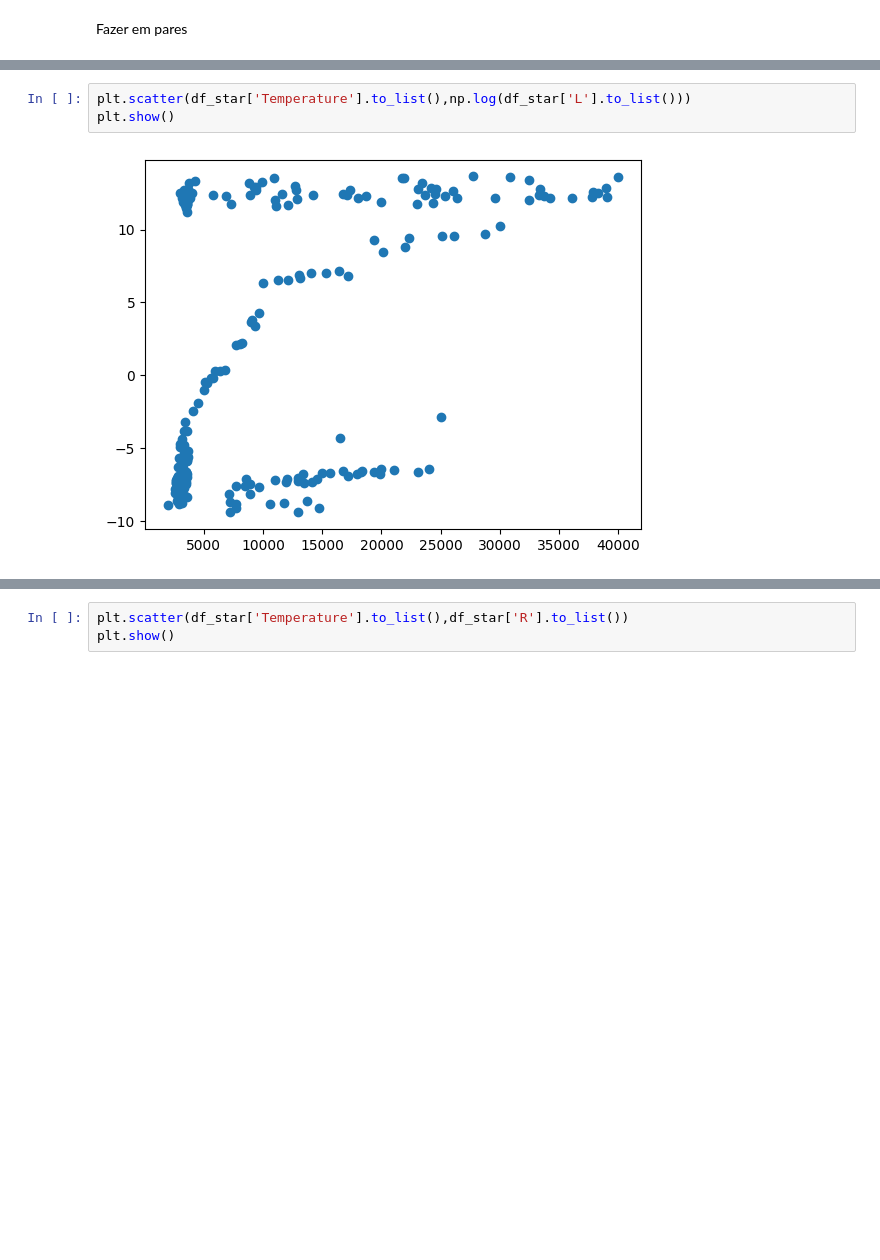
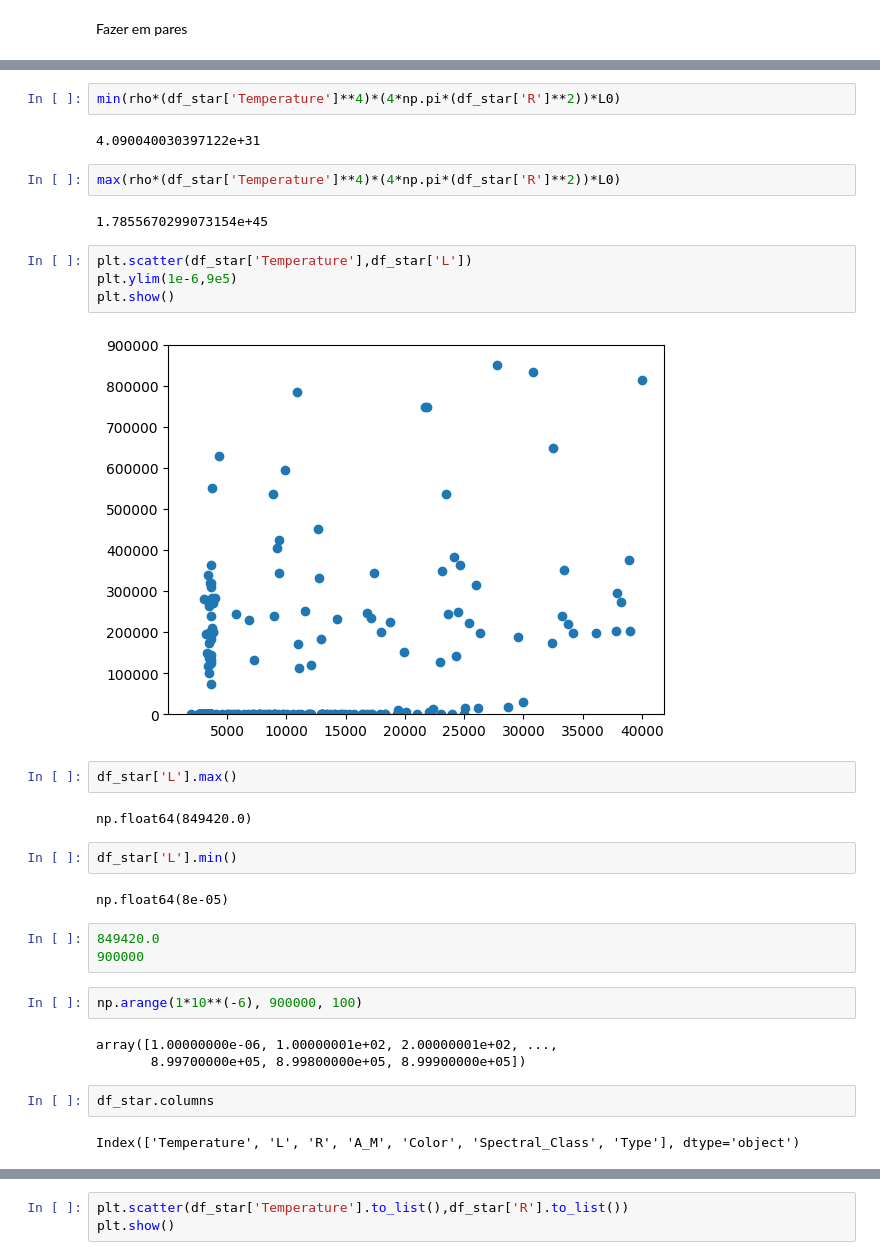
Before and after one commit to nardao666/star_classification, a Jupyter notebook: star_classification.ipynb, the cells around one changed output, grey strips where cells are left out. Cells and saved outputs as stored; diff of their text form; blank space fills up the shorter version.

```diff
--- a/star_classification.ipynb
+++ b/star_classification.ipynb
@@ -65,5 +109,34 @@ array([-6.03228654, -7.60090246, -8.11172808, -8.51719319, -8.88825687,
+# %%
+min(rho*(df_star['Temperature']**4)*(4*np.pi*(df_star['R']**2))*L0)
+# %% [output]
+4.090040030397122e+31
+# %%
+max(rho*(df_star['Temperature']**4)*(4*np.pi*(df_star['R']**2))*L0)
+# %% [output]
+1.7855670299073154e+45
 # %%
-plt.scatter(df_star['Temperature'].to_list(),np.log(df_star['L'].to_list()))
+plt.scatter(df_star['Temperature'],df_star['L'])
+plt.ylim(1e-6,9e5)
 plt.show()
 # %% [output]
-[figure, old version]
+[figure, new version]
+# %%
+df_star['L'].max()
+# %% [output]
+np.float64(849420.0)
+# %%
+df_star['L'].min()
+# %% [output]
+np.float64(8e-05)
+# %%
+849420.0
+900000
+# %%
+np.arange(1*10**(-6), 900000, 100)
+# %% [output]
+array([1.00000000e-06, 1.00000001e+02, 2.00000001e+02, ...,
+       8.99700000e+05, 8.99800000e+05, 8.99900000e+05])
+# %%
+df_star.columns
+# %% [output]
+Index(['Temperature', 'L', 'R', 'A_M', 'Color', 'Spectral_Class', 'Type'], dtype='object')
```
Also changed, not shown: parts of 17 cells of this notebook.
